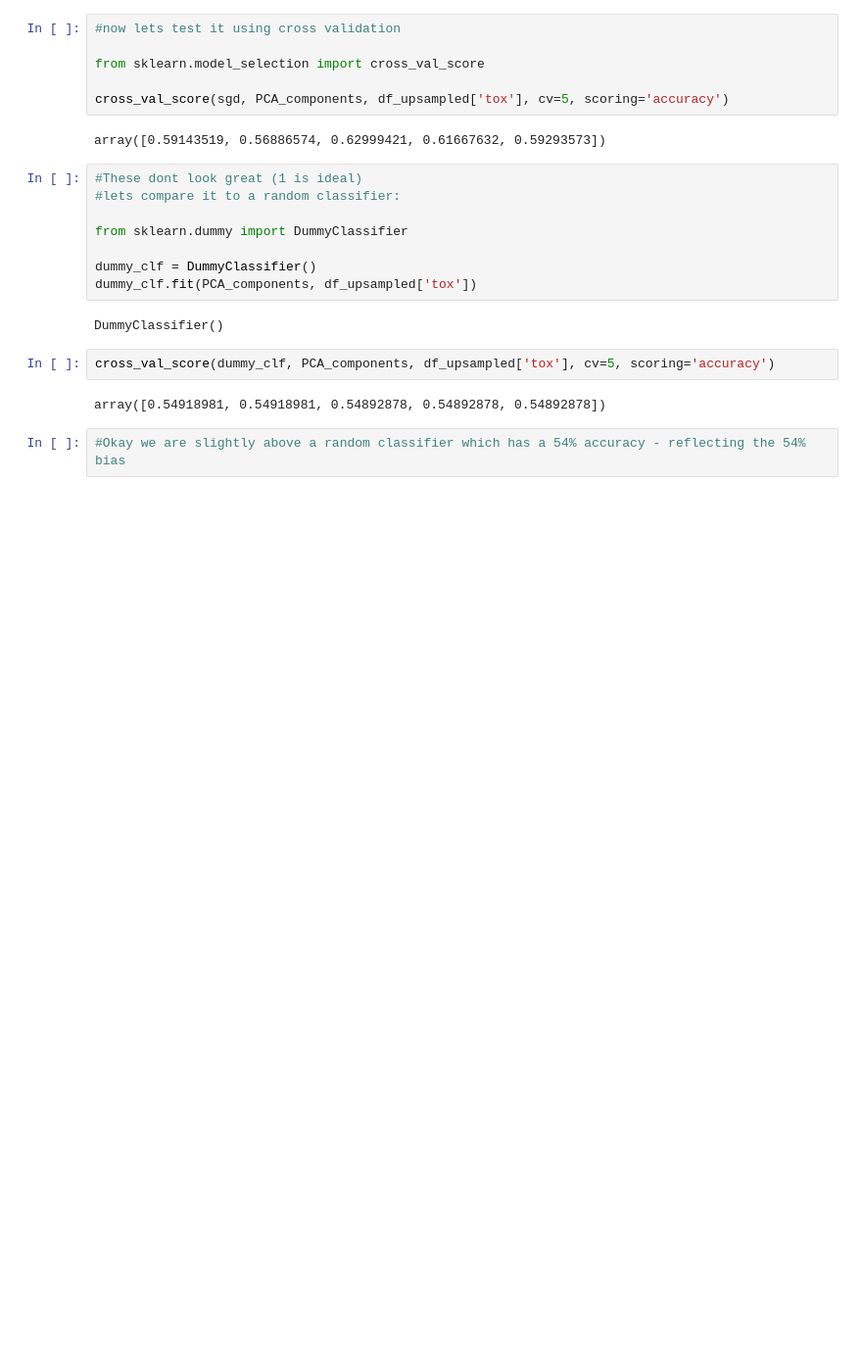
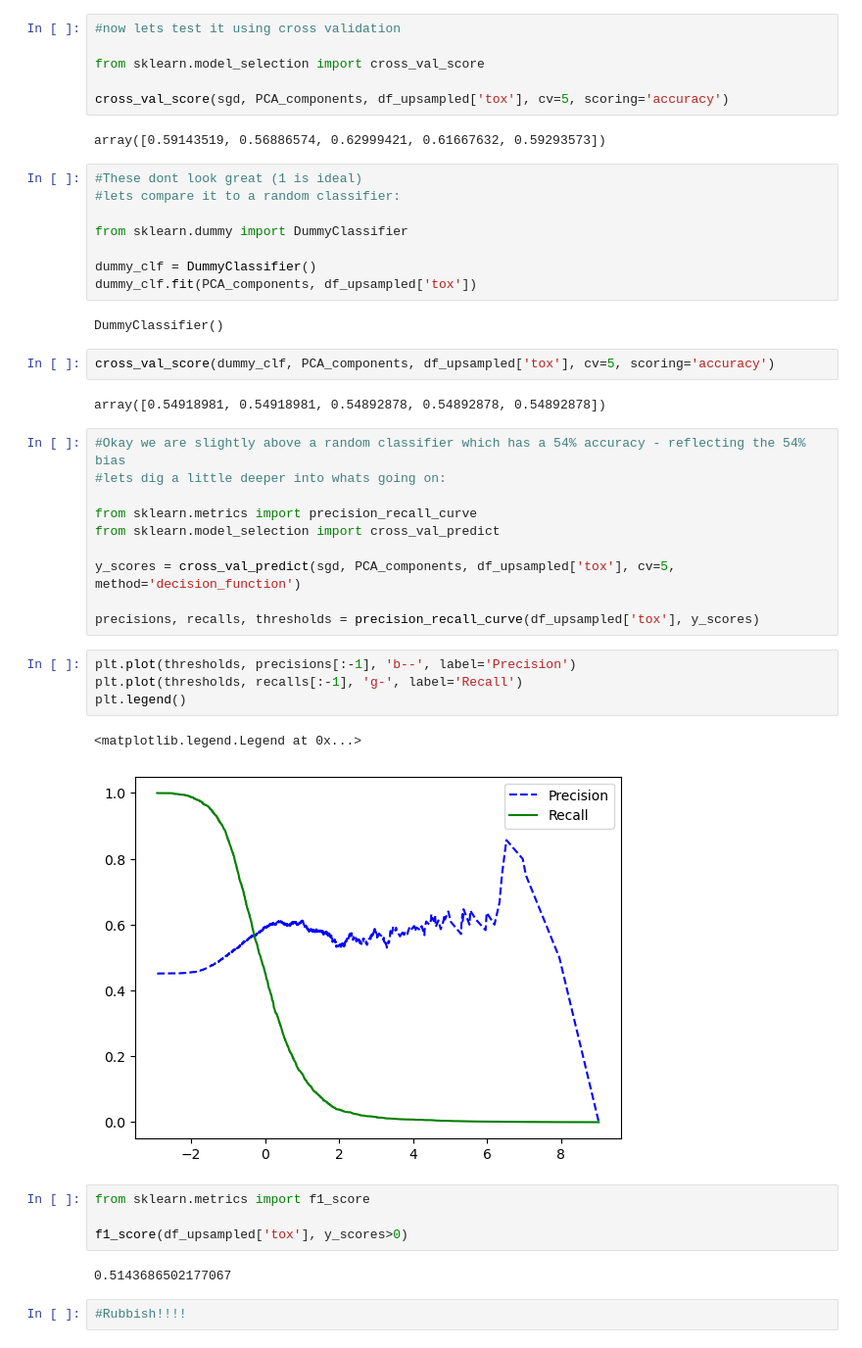
Before and after one commit to Willjterwright/grpA, a Jupyter notebook: Loading the datasets.ipynb, the cells around one changed output. Shown at 98% size. Cells and saved outputs as stored; diff of their text form; blank space fills up the shorter version.

```diff
--- a/Loading the datasets.ipynb
+++ b/Loading the datasets.ipynb
@@ -379,3 +379,26 @@ cross_val_score(dummy_clf, PCA_components, df_upsampled['tox'], cv=5, scoring='a
 array([0.54918981, 0.54918981, 0.54892878, 0.54892878, 0.54892878])
 # %%
 #Okay we are slightly above a random classifier which has a 54% accuracy - reflecting the 54% bias
+#lets dig a little deeper into whats going on:
+
+from sklearn.metrics import precision_recall_curve
+from sklearn.model_selection import cross_val_predict
+
+y_scores = cross_val_predict(sgd, PCA_components, df_upsampled['tox'], cv=5, method='decision_function')
+
+precisions, recalls, thresholds = precision_recall_curve(df_upsampled['tox'], y_scores)
+# %%
+plt.plot(thresholds, precisions[:-1], 'b--', label='Precision')
+plt.plot(thresholds, recalls[:-1], 'g-', label='Recall')
+plt.legend()
+# %% [output]
+<matplotlib.legend.Legend at 0x...>
+[figure, added]
+# %%
+from sklearn.metrics import f1_score
+
+f1_score(df_upsampled['tox'], y_scores>0)
+# %% [output]
+0.5143686502177067
+# %%
+#Rubbish!!!!
```
